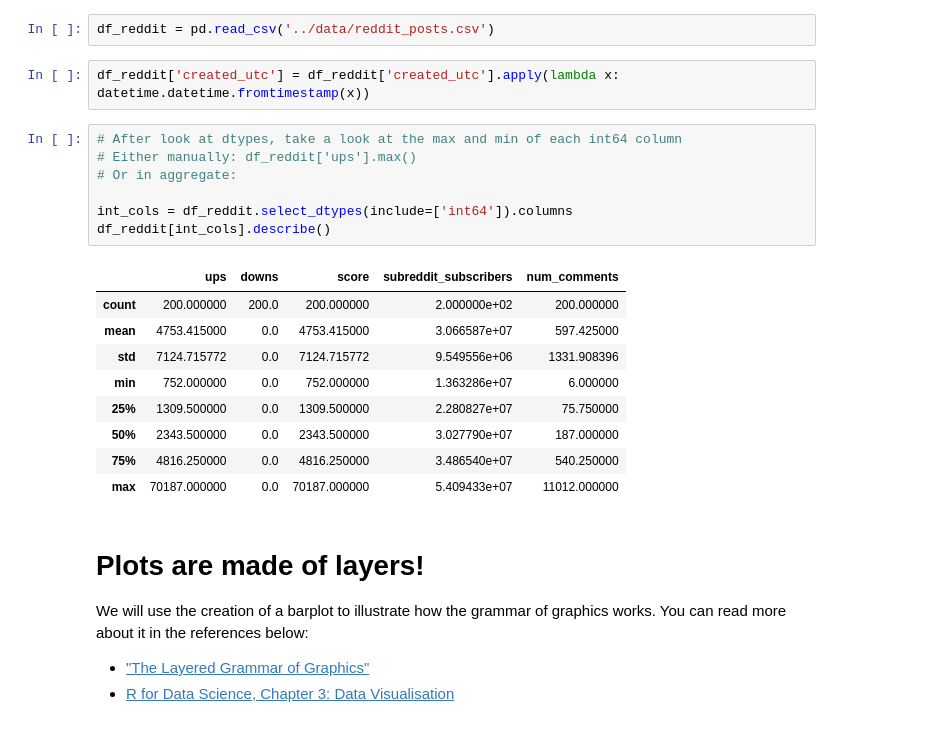
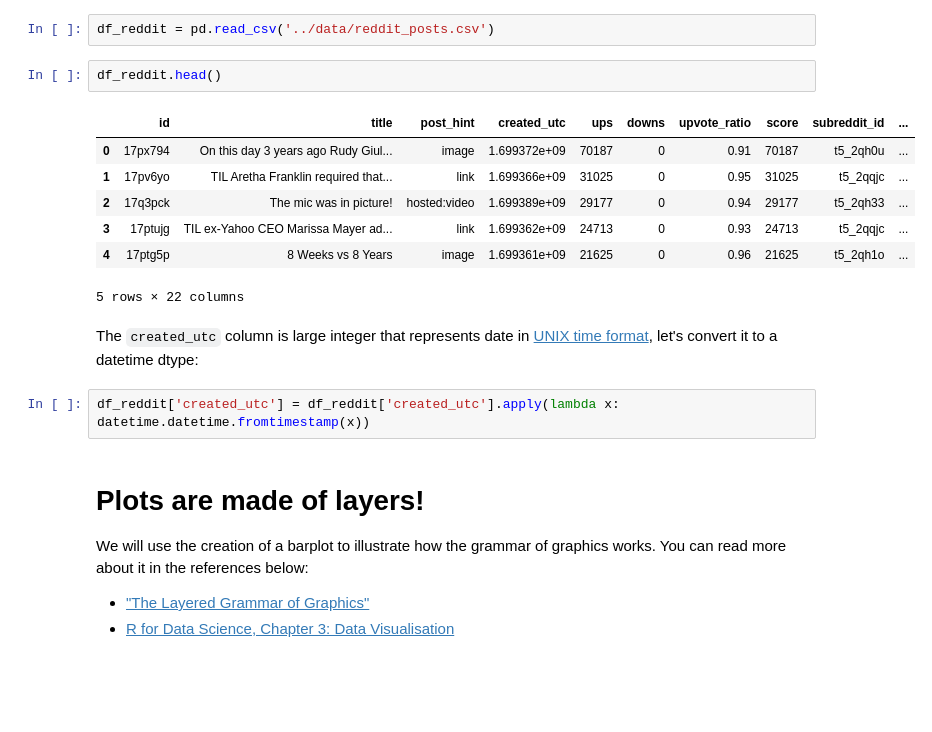
Before and after one commit to zoe-e-thomas/ds105a-2024, a Jupyter notebook: W05-Lecture/code/LSE_DS105A_2024_W05_lecture.ipynb, the cells around one changed output. Drawn from its saved outputs; the diff is of its cells as text; blank space fills up the shorter version.

```diff
--- a/W05-Lecture/code/LSE_DS105A_2024_W05_lecture.ipynb
+++ b/W05-Lecture/code/LSE_DS105A_2024_W05_lecture.ipynb
@@ -47,25 +47,20 @@ LetsPlot.setup_html()
 Read an existing dataset:
 # %%
 df_reddit = pd.read_csv('../data/reddit_posts.csv')
+# %%
+df_reddit.head()
+# %% [output]
+|  | id | title | post_hint | created_utc | ups | downs | upvote_ratio | score | subreddit_id | ... |
+| 0 | 17px794 | On this day 3 years ago Rudy Giul... | image | 1.699372e+09 | 70187 | 0 | 0.91 | 70187 | t5_2qh0u | ... |
+| 1 | 17pv6yo | TIL Aretha Franklin required that... | link | 1.699366e+09 | 31025 | 0 | 0.95 | 31025 | t5_2qqjc | ... |
+| 2 | 17q3pck | The mic was in picture! | hosted:video | 1.699389e+09 | 29177 | 0 | 0.94 | 29177 | t5_2qh33 | ... |
+| 3 | 17ptujg | TIL ex-Yahoo CEO Marissa Mayer ad... | link | 1.699362e+09 | 24713 | 0 | 0.93 | 24713 | t5_2qqjc | ... |
+| 4 | 17ptg5p | 8 Weeks vs 8 Years | image | 1.699361e+09 | 21625 | 0 | 0.96 | 21625 | t5_2qh1o | ... |
+5 rows × 22 columns
+# %% [markdown]
+The `created_utc` column is large integer that represents date in [UNIX time format](https://www.wikiwand.com/en/articles/Unix_time), let's convert it to a datetime dtype:
 # %%
 df_reddit['created_utc'] = df_reddit['created_utc'].apply(lambda x: datetime.datetime.fromtimestamp(x))
-# %%
-# After look at dtypes, take a look at the max and min of each int64 column
-# Either manually: df_reddit['ups'].max()
-# Or in aggregate:
-
-int_cols = df_reddit.select_dtypes(include=['int64']).columns
-df_reddit[int_cols].describe()
-# %% [output]
-|  | ups | downs | score | subreddit_subscribers | num_comments |
-| count | 200.000000 | 200.0 | 200.000000 | 2.000000e+02 | 200.000000 |
-| mean | 4753.415000 | 0.0 | 4753.415000 | 3.066587e+07 | 597.425000 |
-| std | 7124.715772 | 0.0 | 7124.715772 | 9.549556e+06 | 1331.908396 |
-| min | 752.000000 | 0.0 | 752.000000 | 1.363286e+07 | 6.000000 |
-| 25% | 1309.500000 | 0.0 | 1309.500000 | 2.280827e+07 | 75.750000 |
-| 50% | 2343.500000 | 0.0 | 2343.500000 | 3.027790e+07 | 187.000000 |
-| 75% | 4816.250000 | 0.0 | 4816.250000 | 3.486540e+07 | 540.250000 |
-| max | 70187.000000 | 0.0 | 70187.000000 | 5.409433e+07 | 11012.000000 |
 # %% [markdown]
 #  Plots are made of layers!
 
```
Also changed, not shown: parts of 10 cells of this notebook.
